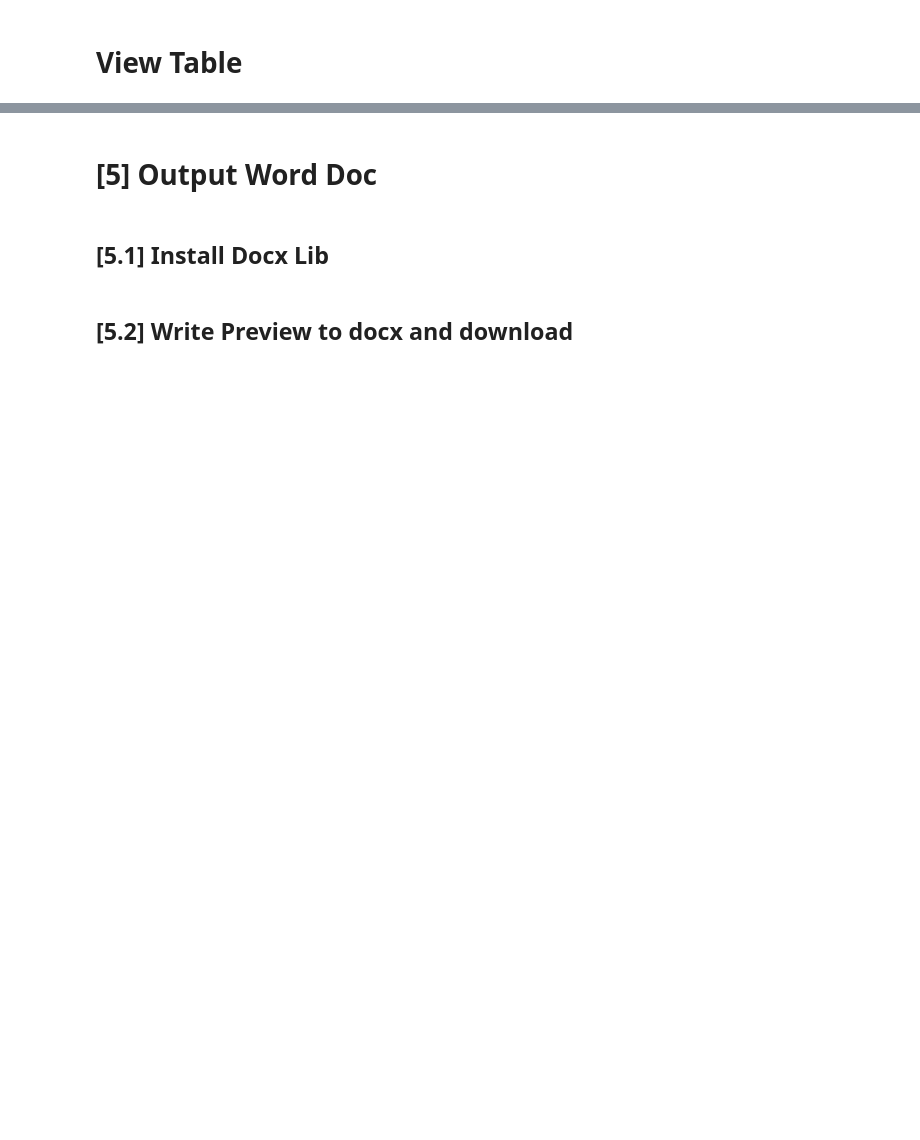
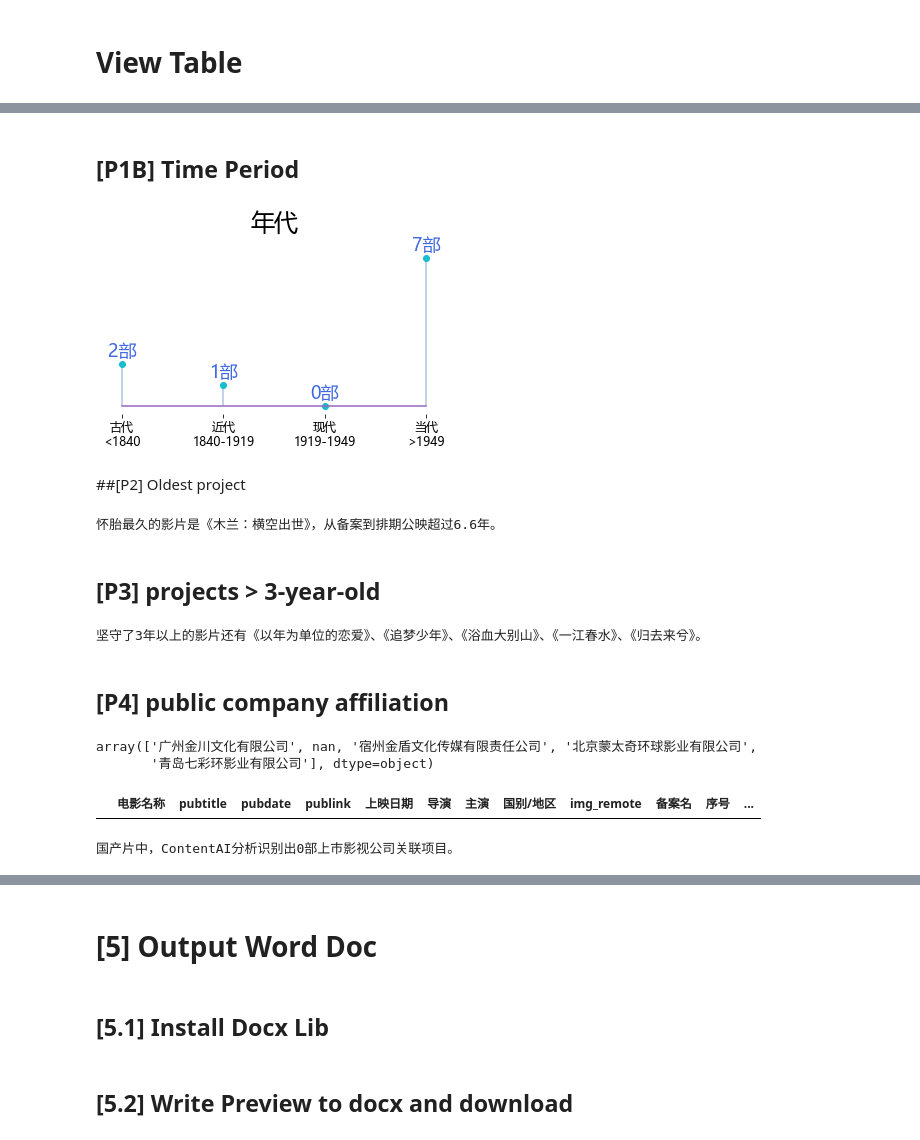
Before and after one commit to CT-Cultures/Article, a Jupyter notebook: ipynb/ZGDYPW_Release.ipynb, the cells around one changed output, grey strips where cells are left out. Cells and saved outputs as stored; diff of their text form; code cells hidden in the pictures; blank space fills up the shorter version.

```diff
--- a/ipynb/ZGDYPW_Release.ipynb
+++ b/ipynb/ZGDYPW_Release.ipynb
@@ -686,0 +598,65 @@ df_view = df_view.sort_values('备案至今', ascending=False)
+# %% [markdown]
+## [P1B] Time Period
+# %%
+fp_plot_time, df_by_time = utils.plot_time(df_curr, issue_date, return_df=True)
+# %% [output]
+[figure, added]
+# %% [markdown]
+##[P2] Oldest project
+# %%
+P2 = ''
+P2 += '怀胎最久的影片是《{}》，'.format(df_view.iloc[0]['电影名称'])
+P2 += '从备案到排期公映超过{}年'.format(df_view.iloc[0]['备案至今'])
+if df_view['距离公映许可'].fillna(0)[0] == 0:
+         '，已获取公映许可证，但尚未公示（通常一个月一次）。'
+else:
+  P2 += '，从获取公映许可到排期上映超过{}个月，'.format(
+      round(df_view['距离公映许可'].fillna(0)[0], 0))
+if df_view.iloc[0]['备案名'] != '':
+  P2 += '名字从《{}》进化成了《{}》'.format(df_view.iloc[0]['片名_cfReg'], df_view.iloc[0]['电影名称'])
+
+record_longest = df_view[df_view['电影名称'] == df_view.iloc[0]['电影名称']]
+if (not pd.isna(record_longest['第一出品单位']).iloc[0]) and \
+               (record_longest['备案单位'].iloc[0] != record_longest['第一出品单位'].iloc[0]):
+  P2 += '，第一出品方历经了{}'.format('、'.join(record_longest['原备案单位']))
+  P2 += '最终由{}接手。'.format(df_view.iloc[0]['第一出品单位'])
+P2 += '。'
+
+print(P2)
+# %% [output]
+怀胎最久的影片是《木兰：横空出世》，从备案到排期公映超过6.6年。
+# %% [markdown]
+## [P3] projects > 3-year-old
+# %%
+ls_name_3plus_year = df_view.loc[df_view['备案至今']>3, '电影名称'].tolist()[1:]
+ls_name_3plus_year = ['《'+ name + '》' for name in ls_name_3plus_year]
+P3 = ""
+P3 += '坚守了3年以上的影片还有{}。'.format('、'.join(ls_name_3plus_year))
+
+print(P3)
+# %% [output]
+坚守了3年以上的影片还有《以年为单位的恋爱》、《追梦少年》、《浴血大别山》、《一江春水》、《归去来兮》。
+# %% [markdown]
+## [P4] public company affiliation
+# %%
+df_view['第一出品单位'].unique()
+# %% [output]
+array(['广州金川文化有限公司', nan, '宿州金盾文化传媒有限责任公司', '北京蒙太奇环球影业有限公司',
+       '青岛七彩环影业有限公司'], dtype=object)
+# %%
+# 本批次中与上市影视公司关联的项目有
+info_public_film_co = pd.read_csv(path_wd +'/reference/info_public_film_co.csv',
+                                  index_col=0, encoding='utf-8-sig')
+ls = info_public_film_co['公司简称'].apply(eval).sum()
+pat_public = '|'.join(ls)
+pat_public += '|阿里|腾讯|爱奇艺|英皇|寰亚|银都|美亚|大盛|儒意|灿星|横店|博纳|麦颂'
+df_focus = df_view.loc[
+    df_view['第一出品单位'].fillna('').str.contains(pat_public, regex=True)]
+
+df_focus2 = df_view.loc[
+    df_view['备案单位'].fillna('').str.contains(pat_public, regex=True)]
+
+df_focus = pd.concat([df_focus, df_focus2], axis=0)
+df_focus
+# %% [output]
+|  | 电影名称 | pubtitle | pubdate | publink | 上映日期 | 导演 | 主演 | 国别/地区 | img_remote | 备案名 | 序号 | ... |
@@ -686,0 +668,15 @@ df_view = df_view.sort_values('备案至今', ascending=False)
+# %%
+P4 = ''
+P4 += '国产片中，ContentAI分析识别出{}部上市影视公司关联项目'.format(df_focus.shape[0])
+if df_focus.shape[0] > 0:
+  P4 += '，占比{}%。'.format(round( (df_focus.shape[0]/(df_view.shape[0]-1)*100), 2 ) )
+  P4 += '结合题材与出品方实力，ContenAI聚焦关注《{}》'.format(
+      '》、《'.join(df_focus_narrowed['电影名称']))
+  P4 += '，类型包括了{}'.format(
+      '、'.join(df_focus_narrowed.修正类型.unique()))
+#P4 += '，两部进口片质量都很不错，具有较大的竞争力'
+P4 += '。'
+
+print(P4)
+# %% [output]
+国产片中，ContentAI分析识别出0部上市影视公司关联项目。
```
Also changed, not shown: parts of 204 cells of this notebook, 4 other files.
